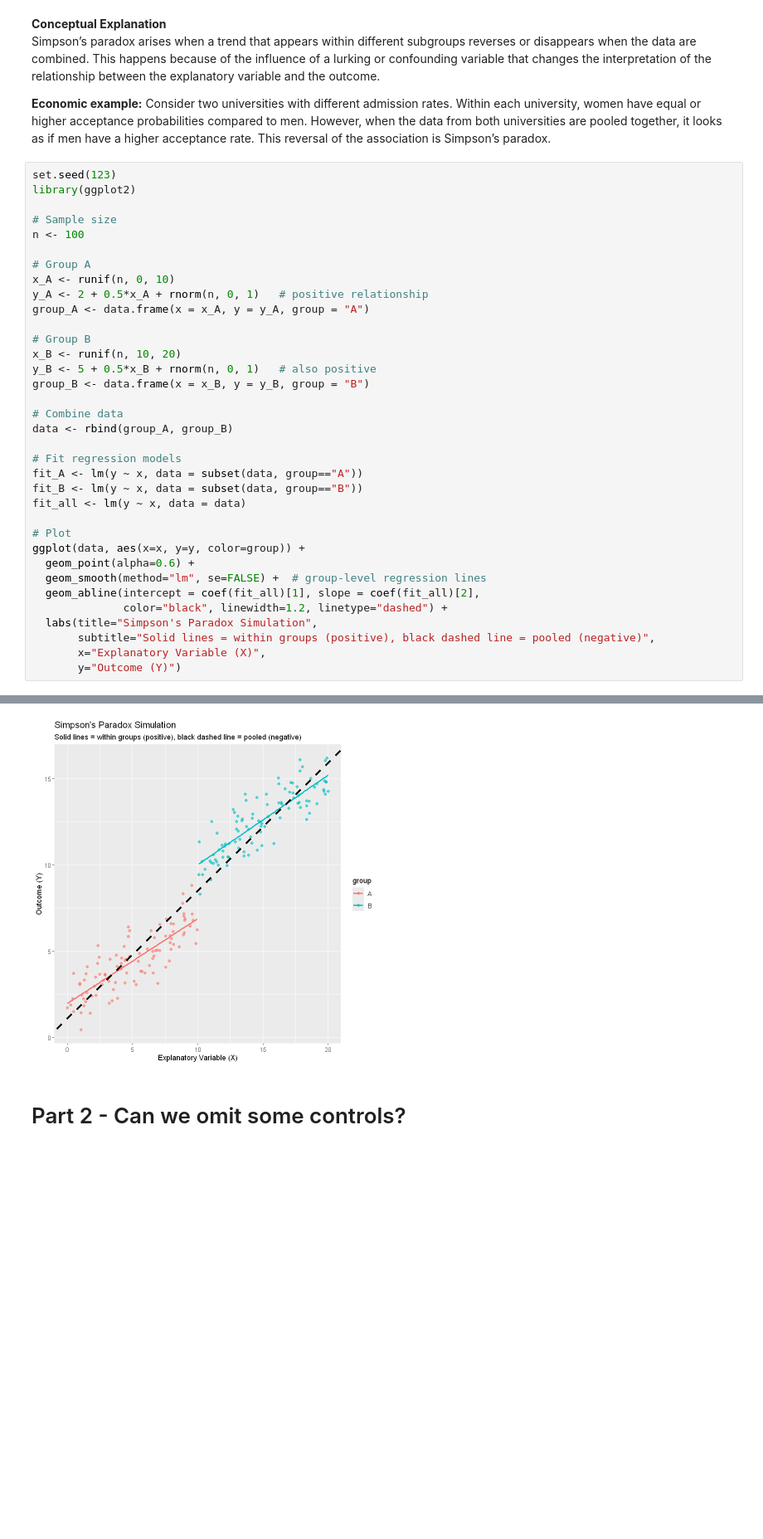
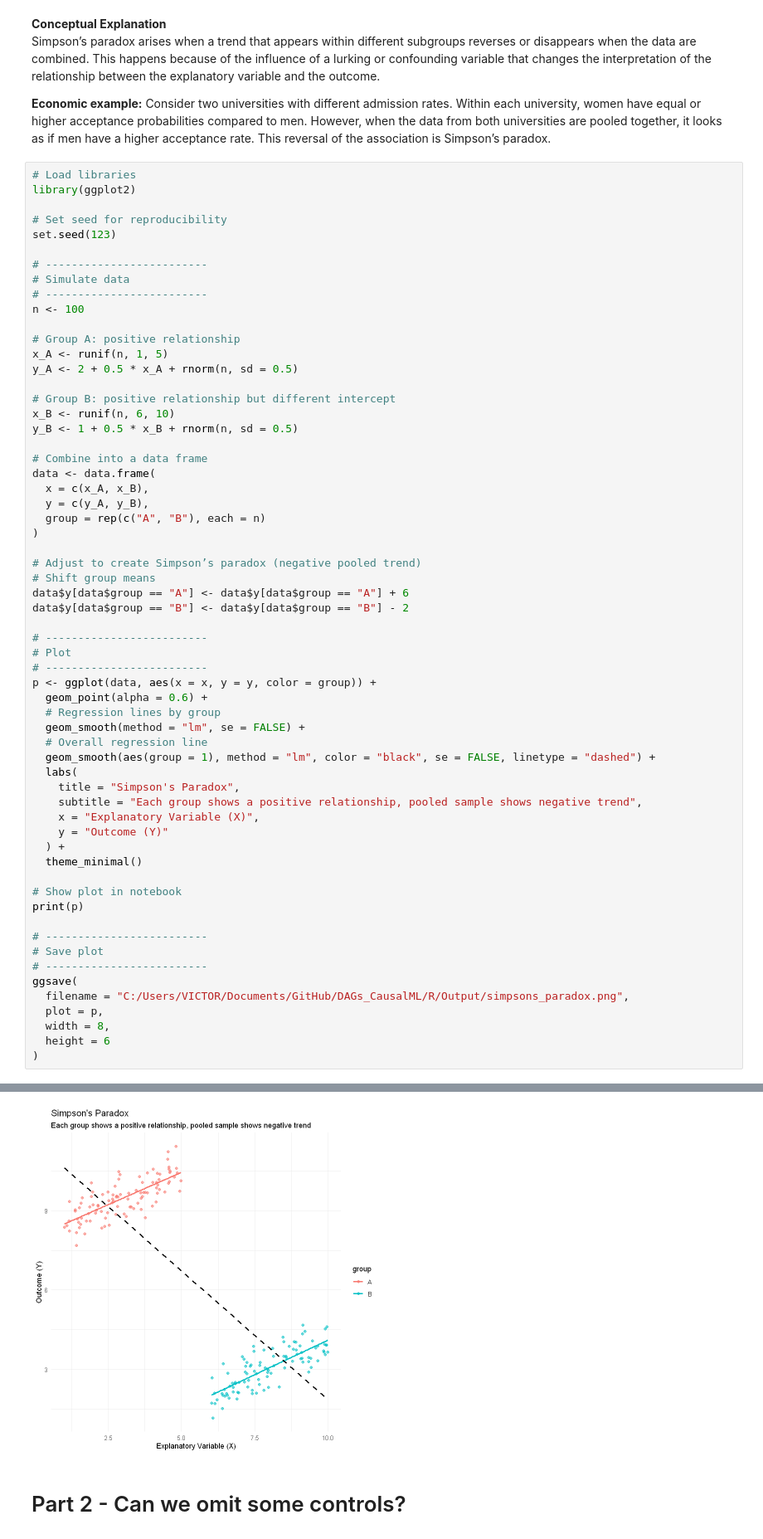
Before and after one commit to gsaco/DAGs_CausalML, a Jupyter notebook: R/Script/Assignment3.ipynb, the cells around one changed output, grey strips where cells are left out. Shown at 83% size. Cells and saved outputs as stored; diff of their text form; blank space fills up the shorter version.

```diff
--- a/R/Script/Assignment3.ipynb
+++ b/R/Script/Assignment3.ipynb
@@ -78,39 +110,65 @@ Simpson’s paradox arises when a trend that appears within different subgroups
 **Economic example:**
 Consider two universities with different admission rates. Within each university, women have equal or higher acceptance probabilities compared to men. However, when the data from both universities are pooled together, it looks as if men have a higher acceptance rate. This reversal of the association is Simpson’s paradox.
 # %%
-set.seed(123)
+# Load libraries
 library(ggplot2)
 
-# Sample size
+# Set seed for reproducibility
+set.seed(123)
+
+# -------------------------
+# Simulate data
+# -------------------------
 n <- 100
 
-# Group A
-x_A <- runif(n, 0, 10)
-y_A <- 2 + 0.5*x_A + rnorm(n, 0, 1)   # positive relationship
-group_A <- data.frame(x = x_A, y = y_A, group = "A")
+# Group A: positive relationship
+x_A <- runif(n, 1, 5)
+y_A <- 2 + 0.5 * x_A + rnorm(n, sd = 0.5)
 
-# Group B
-x_B <- runif(n, 10, 20)
-y_B <- 5 + 0.5*x_B + rnorm(n, 0, 1)   # also positive
-group_B <- data.frame(x = x_B, y = y_B, group = "B")
+# Group B: positive relationship but different intercept
+x_B <- runif(n, 6, 10)
+y_B <- 1 + 0.5 * x_B + rnorm(n, sd = 0.5)
 
-# Combine data
-data <- rbind(group_A, group_B)
+# Combine into a data frame
+data <- data.frame(
+  x = c(x_A, x_B),
+  y = c(y_A, y_B),
+  group = rep(c("A", "B"), each = n)
+)
 
-# Fit regression models
-fit_A <- lm(y ~ x, data = subset(data, group=="A"))
-fit_B <- lm(y ~ x, data = subset(data, group=="B"))
-fit_all <- lm(y ~ x, data = data)
+# Adjust to create Simpson’s paradox (negative pooled trend)
+# Shift group means
+data$y[data$group == "A"] <- data$y[data$group == "A"] + 6
+data$y[data$group == "B"] <- data$y[data$group == "B"] - 2
 
+# -------------------------
 # Plot
-ggplot(data, aes(x=x, y=y, color=group)) +
-  geom_point(alpha=0.6) +
-  geom_smooth(method="lm", se=FALSE) +  # group-level regression lines
-  geom_abline(intercept = coef(fit_all)[1], slope = coef(fit_all)[2],
-              color="black", linewidth=1.2, linetype="dashed") +
-  labs(title="Simpson's Paradox Simulation",
-       subtitle="Solid lines = within groups (positive), black dashed line = pooled (negative)",
-       x="Explanatory Variable (X)",
-       y="Outcome (Y)")
+# -------------------------
+p <- ggplot(data, aes(x = x, y = y, color = group)) +
+  geom_point(alpha = 0.6) +
+  # Regression lines by group
+  geom_smooth(method = "lm", se = FALSE) +
+  # Overall regression line
+  geom_smooth(aes(group = 1), method = "lm", color = "black", se = FALSE, linetype = "dashed") +
+  labs(
+    title = "Simpson's Paradox",
+    subtitle = "Each group shows a positive relationship, pooled sample shows negative trend",
+    x = "Explanatory Variable (X)",
+    y = "Outcome (Y)"
+  ) +
+  theme_minimal()
+
+# Show plot in notebook
+print(p)
+
+# -------------------------
+# Save plot
+# -------------------------
+ggsave(
+  filename = "C:/Users/VICTOR/Documents/GitHub/DAGs_CausalML/R/Output/simpsons_paradox.png",
+  plot = p,
+  width = 8,
+  height = 6
+)
 # %% [output]
 `geom_smooth()` using formula = 'y ~ x'
@@ -117,3 +178,3 @@ ggplot(data, aes(x=x, y=y, color=group)) +
-[figure, old version]
+[figure, new version]
 # %% [markdown]
 # Part 2 - Can we omit some controls?
```
Also changed, not shown: parts of 16 cells of this notebook, 9 other files.
